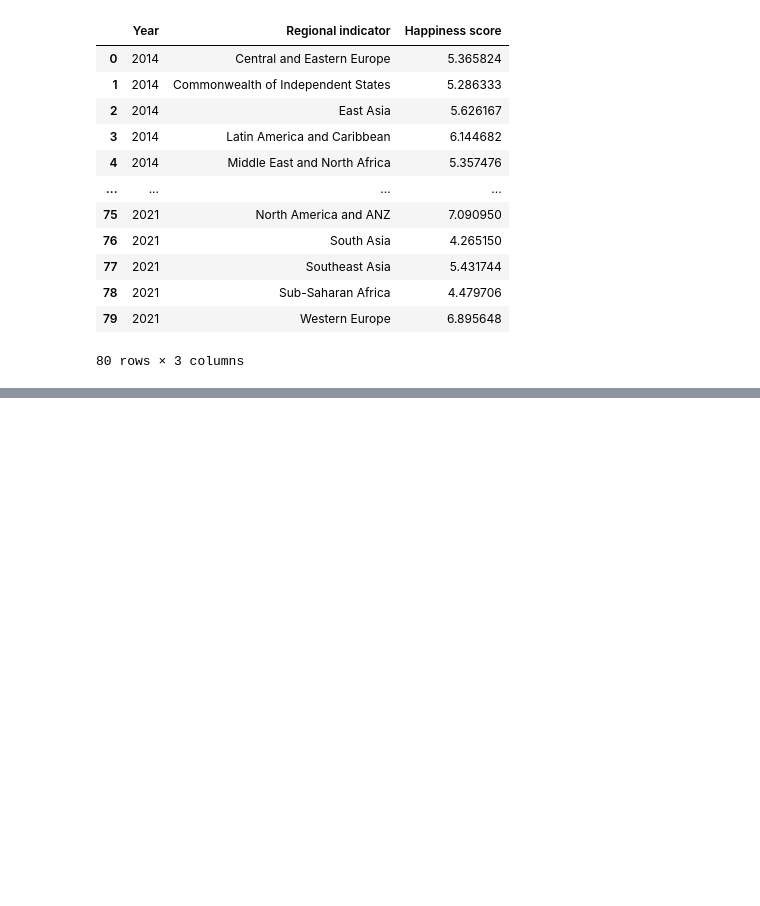
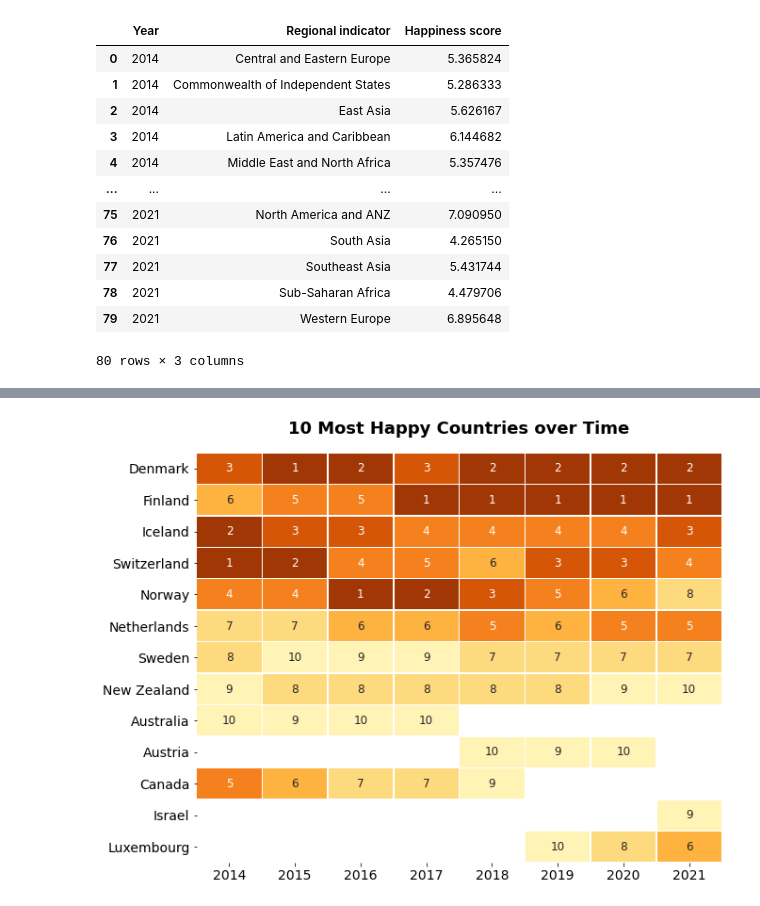
Before and after one commit to angkohtenko/World_Happiness_Report, a Jupyter notebook: Clean_data.ipynb, the cells around one changed output, grey strips where cells are left out. Saved outputs shown, nothing was run; the diff lists cells and outputs as text; code cells hidden in the pictures; blank space fills up the shorter version.

```diff
--- a/Clean_data.ipynb
+++ b/Clean_data.ipynb
@@ -1092,0 +1146,4 @@ plt.show()
+# %%
+# filter countries that have ever been in top 10
+rank_10_df = whr_region[['Country', 'Year', 'Rank']].loc[whr_region['Rank']<=10]
+rank_10_df
@@ -1092,0 +1164,5 @@ plt.show()
+# %%
+# pivot df to be used in heatmap chart
+rank_10=rank_10_df.pivot(index=['Country'],columns=['Year'], values=['Rank'])
+rank_10.columns = [col[1] for col in rank_10.columns.to_flat_index()]
+rank_10
@@ -1092,0 +1185,6 @@ plt.show()
+# %%
+# sort countries by highest rank over time
+# store country order in dictionary
+sorted_countries = rank_10.mean(axis=1, skipna=False).sort_values().index.to_list()
+sort_dict = dict(zip(sorted_countries, np.arange(0,13)))
+sort_dict
@@ -1092,0 +1205,6 @@ plt.show()
+# %%
+# sort df to show countries with the highest rank at the top
+rank_10['Sorted'] = rank_10.index.map(sort_dict)
+rank_10 = rank_10.sort_values(['Sorted'])
+rank_10.drop(['Sorted'], axis=1, inplace=True)
+rank_10
@@ -1092,0 +1227,13 @@ plt.show()
+# %%
+fig, ax = plt.subplots(figsize=(10, 8))
+sns.heatmap(rank_10, annot=True, annot_kws={"fontsize":12}, cbar=False, cmap=sns.color_palette("YlOrBr_r"), linewidth=.5)
+
+ax.set_title('10 Most Happy Countries over Time', fontsize=18, fontweight='bold', pad=20)
+
+ax.tick_params(axis='y', labelsize=14)
+ax.tick_params(axis='x', labelsize=14)
+ax.set(ylabel="")
+
+plt.show()
+# %% [output]
+[figure, added]
```
Also changed, not shown: parts of 16 cells of this notebook.
